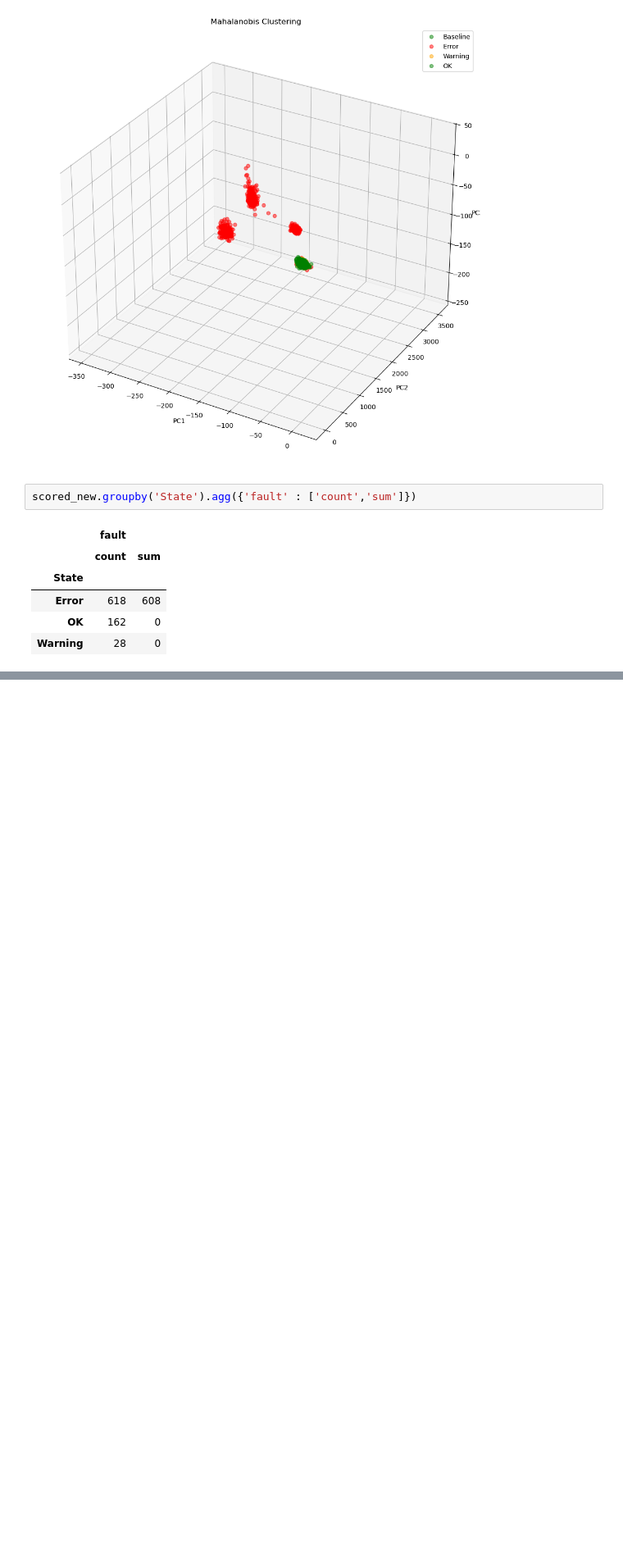
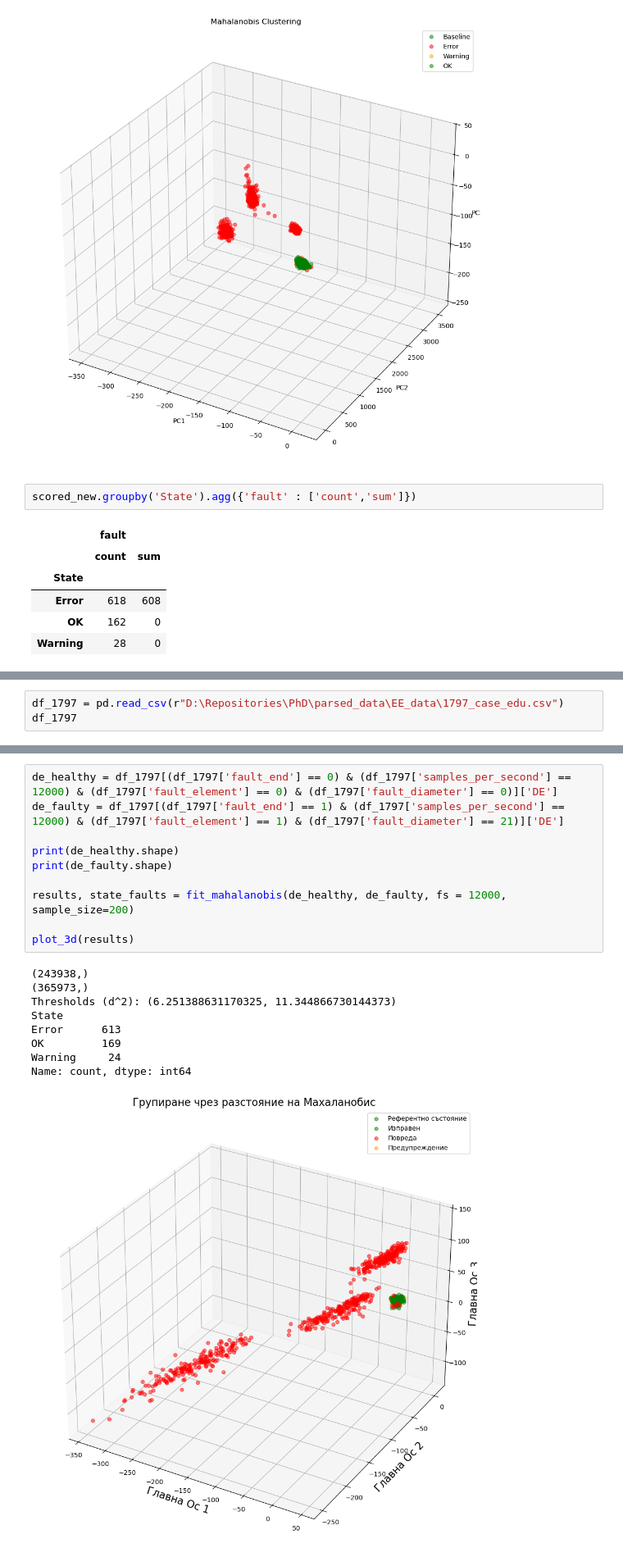
Before and after one commit to AtanasKolevNBU/PhD, a Jupyter notebook: notebooks/AD/HHT_FE_Mahalanobis_Clusters.ipynb, the cells around one changed output, grey strips where cells are left out. Shown at 82% size. Cells and saved outputs as stored; diff of their text form; blank space fills up the shorter version.

```diff
--- a/notebooks/AD/HHT_FE_Mahalanobis_Clusters.ipynb
+++ b/notebooks/AD/HHT_FE_Mahalanobis_Clusters.ipynb
@@ -756,0 +1077,3 @@ scored_new.groupby('State').agg({'fault' : ['count','sum']})
+# %%
+df_1797 = pd.read_csv(r"D:\Repositories\PhD\parsed_data\EE_data\1797_case_edu.csv")
+df_1797
@@ -756,0 +1094,20 @@ scored_new.groupby('State').agg({'fault' : ['count','sum']})
+# %%
+de_healthy = df_1797[(df_1797['fault_end'] == 0) & (df_1797['samples_per_second'] == 12000) & (df_1797['fault_element'] == 0) & (df_1797['fault_diameter'] == 0)]['DE']
+de_faulty = df_1797[(df_1797['fault_end'] == 1) & (df_1797['samples_per_second'] == 12000) & (df_1797['fault_element'] == 1) & (df_1797['fault_diameter'] == 21)]['DE']
+
+print(de_healthy.shape)
+print(de_faulty.shape)
+
+results, state_faults = fit_mahalanobis(de_healthy, de_faulty, fs = 12000, sample_size=200)
+
+plot_3d(results)
+# %% [output]
+(243938,)
+(365973,)
+Thresholds (d^2): (6.251388631170325, 11.344866730144373)
+State
+Error      613
+OK         169
+Warning     24
+Name: count, dtype: int64
+[figure, added]
```
Also changed, not shown: parts of 41 cells of this notebook, 12 other files.
